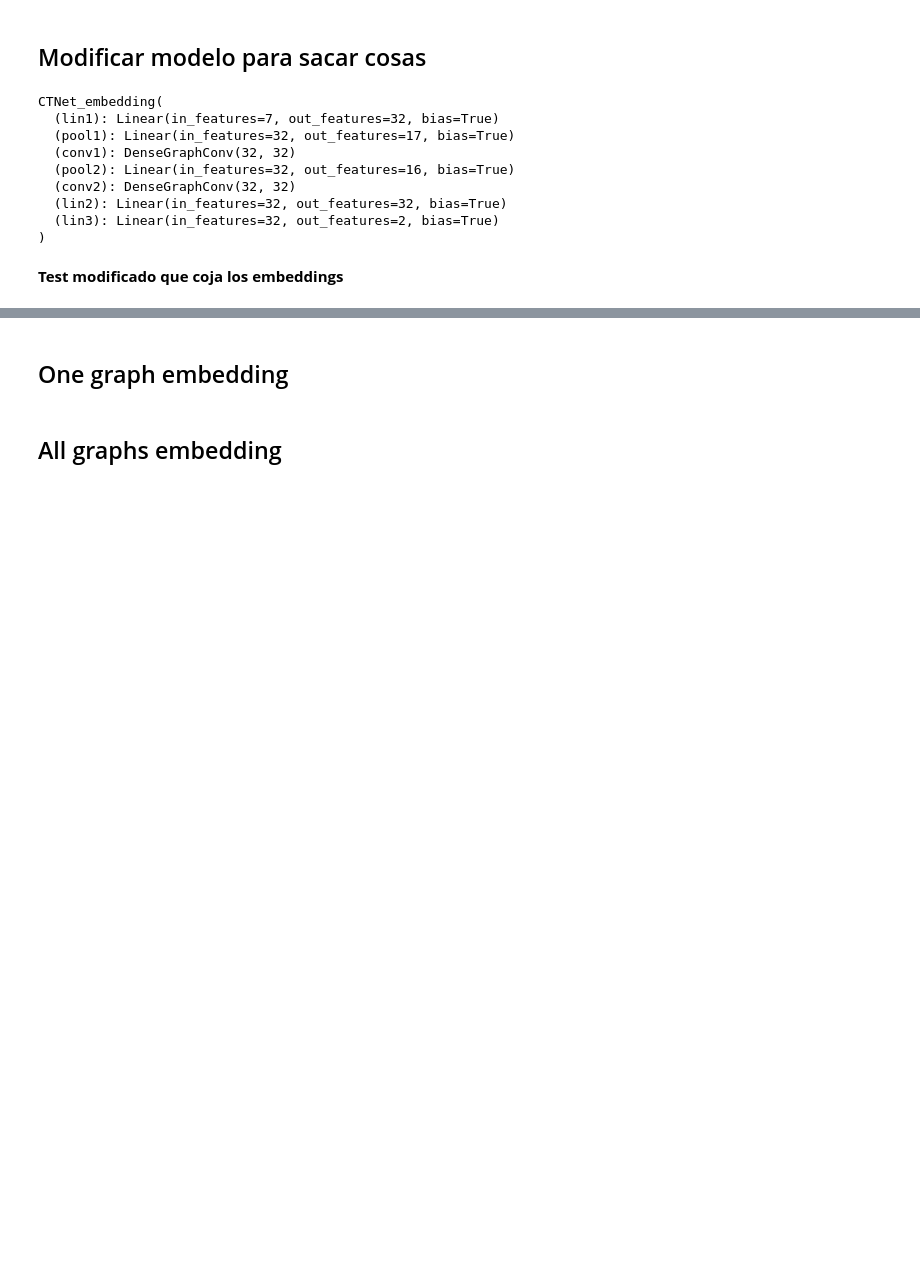
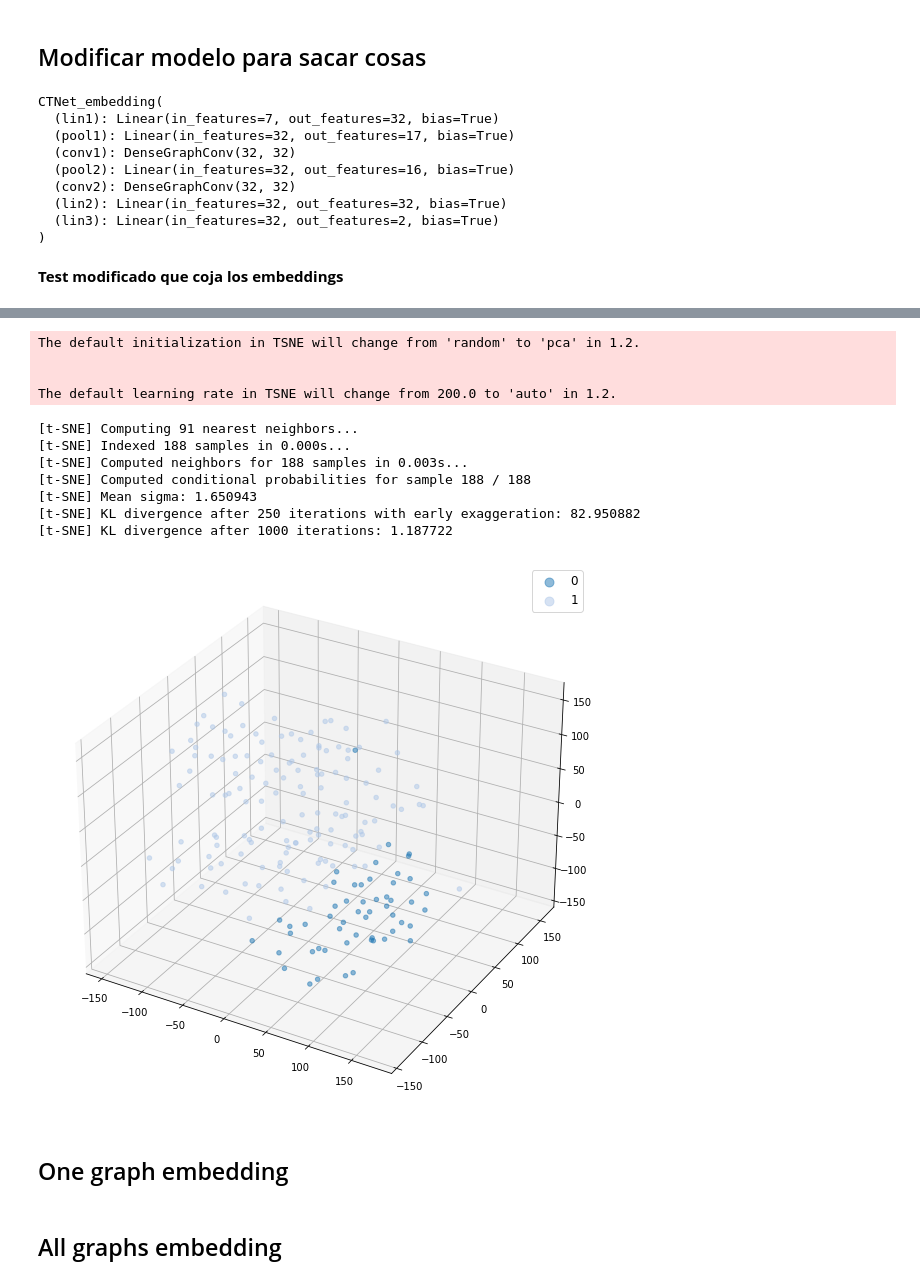
Before and after one commit to AdrianArnaiz/DiffWire, a Jupyter notebook: Figures_and_explanations.ipynb, the cells around one changed output, grey strips where cells are left out. Saved outputs shown, nothing was run; the diff lists cells and outputs as text; code cells hidden in the pictures; blank space fills up the shorter version.

```diff
--- a/Figures_and_explanations.ipynb
+++ b/Figures_and_explanations.ipynb
@@ -232,3 +293,34 @@ loss, acc
+# %%
+tsne = TSNE(3, verbose=1)
+tsne_proj = tsne.fit_transform(test_embeddings)
+cmap = cm.get_cmap('tab20')
+num_categories = 2
+fig = plt.figure(figsize=(10, 10))
+ax = fig.add_subplot(1,1,1, projection='3d')
+for lab in range(num_categories):
+    indices = test_predictions == lab
+    surf = ax.scatter(
+               tsne_proj[indices, 0],
+               tsne_proj[indices, 1],
+               tsne_proj[indices, 2],
+               c=np.array(cmap(lab)).reshape(1, 4),
+               label=lab,
+               alpha=0.5)
+ax.legend(fontsize='large', markerscale=2)
+plt.show()
+# %% [output]
+The default initialization in TSNE will change from 'random' to 'pca' in 1.2.
+
+
+The default learning rate in TSNE will change from 200.0 to 'auto' in 1.2.
+[t-SNE] Computing 91 nearest neighbors...
+[t-SNE] Indexed 188 samples in 0.000s...
+[t-SNE] Computed neighbors for 188 samples in 0.003s...
+[t-SNE] Computed conditional probabilities for sample 188 / 188
+[t-SNE] Mean sigma: 1.650943
+[t-SNE] KL divergence after 250 iterations with early exaggeration: 82.950882
+[t-SNE] KL divergence after 1000 iterations: 1.187722
+[figure, added]
 # %% [markdown]
 ## One graph embedding
 # %% [markdown]
```
Also changed, not shown: parts of 11 cells of this notebook.
